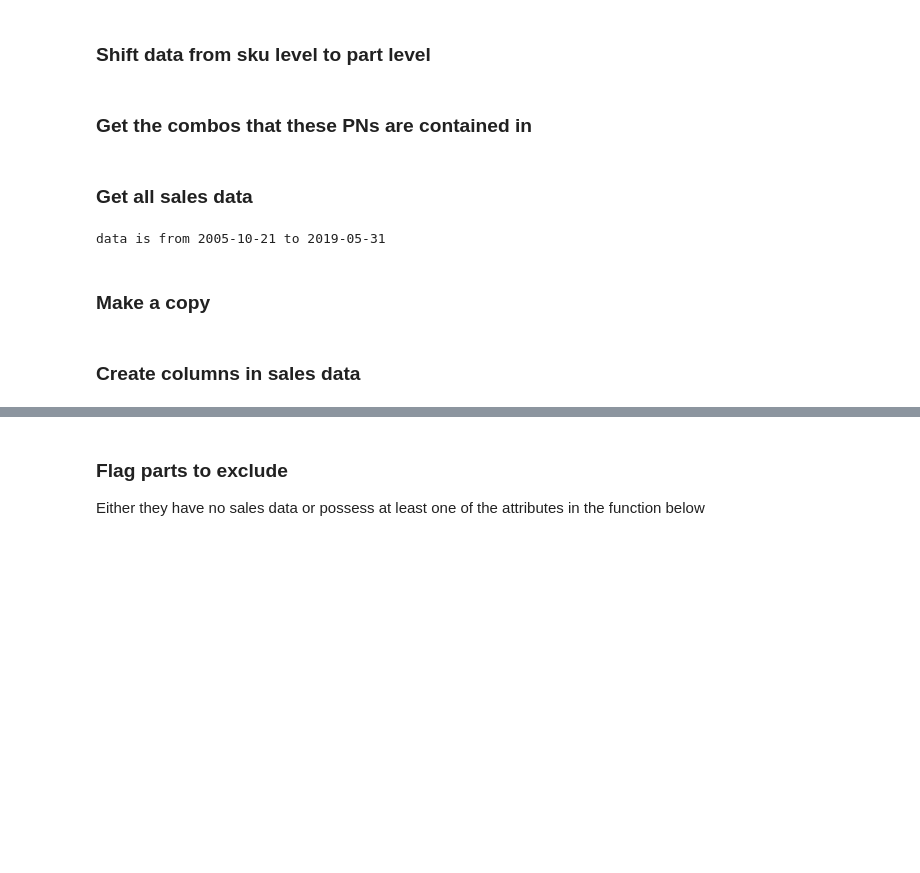
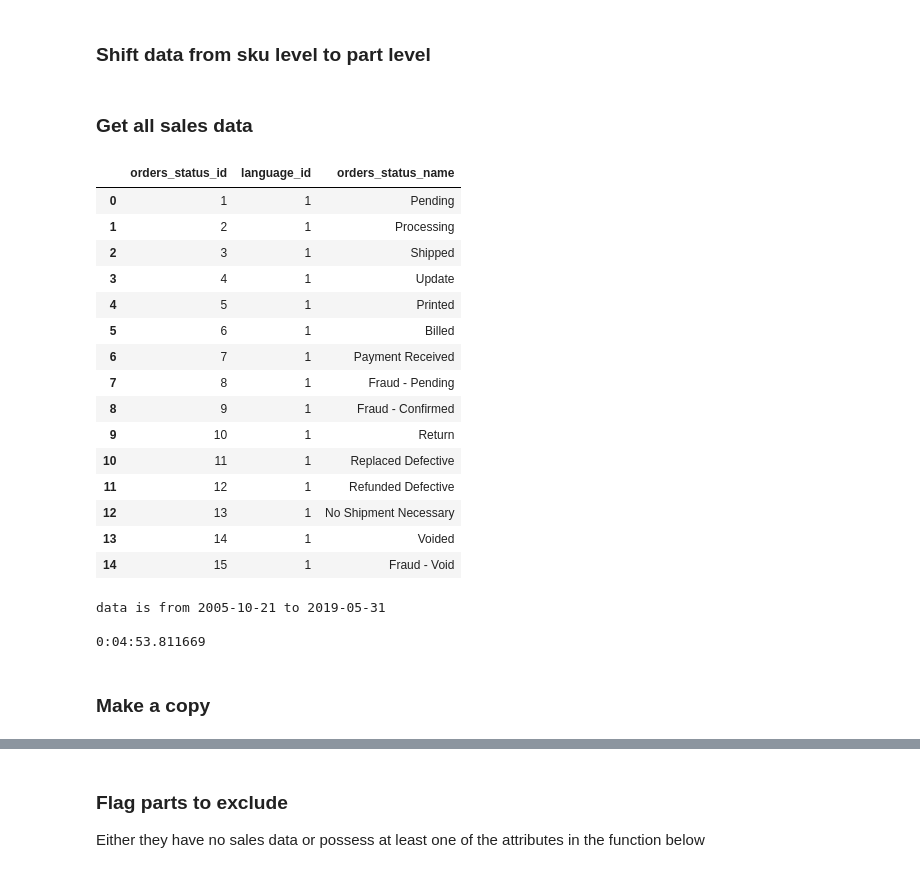
Before and after one commit to bztekola/Jupyter-Scripts, a Jupyter notebook: Fake Folder/Fab/Projects/War Chest/Python/War Chest II (WORKING).ipynb, the cells around one changed output, grey strips where cells are left out. Drawn from its saved outputs; the diff is of its cells as text; code cells hidden in the pictures; blank space fills up the shorter version.

```diff
--- a/Fake Folder/Fab/Projects/War Chest/Python/War Chest II (WORKING).ipynb
+++ b/Fake Folder/Fab/Projects/War Chest/Python/War Chest II (WORKING).ipynb
@@ -104,5 +104,3 @@ skus_main['all sku ids considered'] = skus_main['part id'].map(dict(zip(df.index
 
 skus_main.sort_values(['part id','sku date modified'], inplace = True)
 skus_main.drop_duplicates('part id', keep = 'last', inplace = True)
-# %% [markdown]
-### Get the combos that these PNs are contained in
@@ -131,30 +107,52 @@ ptc_temp.reset_index(inplace = True)
 # %% [markdown]
 ### Get all sales data
+# %%
+pd.read_sql(
+'''
+SELECT
+*
+FROM orders_status
+ORDER BY orders_status_id
+''', db)
+# %% [output]
+|  | orders_status_id | language_id | orders_status_name |
+| 0 | 1 | 1 | Pending |
+| 1 | 2 | 1 | Processing |
+| 2 | 3 | 1 | Shipped |
+| 3 | 4 | 1 | Update |
+| 4 | 5 | 1 | Printed |
+| 5 | 6 | 1 | Billed |
+| 6 | 7 | 1 | Payment Received |
+| 7 | 8 | 1 | Fraud - Pending |
+| 8 | 9 | 1 | Fraud - Confirmed |
+| 9 | 10 | 1 | Return |
+| 10 | 11 | 1 | Replaced Defective |
+| 11 | 12 | 1 | Refunded Defective |
+| 12 | 13 | 1 | No Shipment Necessary |
+| 13 | 14 | 1 | Voided |
+| 14 | 15 | 1 | Fraud - Void |
 # %%
 s = dt.datetime.now()
 
 sales_super_main = pd.read_sql(
 '''
 SELECT
-DATE(date_purchased) AS date_purchased,
-DATE_FORMAT(date_purchased, '%Y-%m') AS year_and_month,
+DATE(o.date_purchased) AS date_purchased,
+DATE_FORMAT(o.date_purchased, '%Y-%m') AS year_and_month,
 op.orders_id,
-part_id,
-products_quantity AS qty_total,
-products_price
+op.part_id,
+op.products_quantity AS qty_total,
+op.products_price
 FROM orders_products op
 JOIN orders o ON op.orders_id = o.orders_id
-AND orders_status NOT IN (8,9,10,11,12,14,15)
+# fraud - pending, fraud - confirmed, return, replaced defective, refunded defective, voided, fraud - void
+AND o.orders_status NOT IN (8,9,10,11,12,14,15)
 AND DATE(o.date_purchased) <= ' '''+ date_end +''' '
-
-WHERE op.part_id IN '''+ str(tuple(skus_main['part id'])) +'''
-OR op.part_id IN '''+ str(tuple(ptc_clean['contained in'])) +'''
+WHERE op.part_id IN '''+ str(tuple(skus_main['part id'].tolist())) +''' # get all valid skus
+OR op.part_id IN (SELECT part_id FROM products_to_stuff WHERE part_id > 0) # get all combos
 ''', db)
 
 col_fix(sales_super_main)
-
-# flag "parts" or "combos"
-sales_super_main['part type'] = np.where(sales_super_main['part id'].isin(skus_main['part id'].tolist()), 'part','combo')
 
 # change to datetime
 sales_super_main['date purchased'] = pd.to_datetime(sales_super_main['date purchased'])
@@ -162,15 +160,15 @@ sales_super_main['date purchased'] = pd.to_datetime(sales_super_main['date purch
 d1 = sales_super_main['date purchased'].min().date()
 d2 = sales_super_main['date purchased'].max().date()
 
-print('data is from {} to {}'.format(d1,d2))
+print('data is from {} to {}\n'.format(d1,d2))
 
 e = dt.datetime.now()
 print(e-s)
 # %% [output]
 data is from 2005-10-21 to 2019-05-31
+
+0:04:53.811669
 # %% [markdown]
 ### Make a copy
 # %%
 sales_main = sales_super_main.copy()
-# %% [markdown]
-### Create columns in sales data
```
Also changed, not shown: parts of 34 cells of this notebook, 15 other files.
